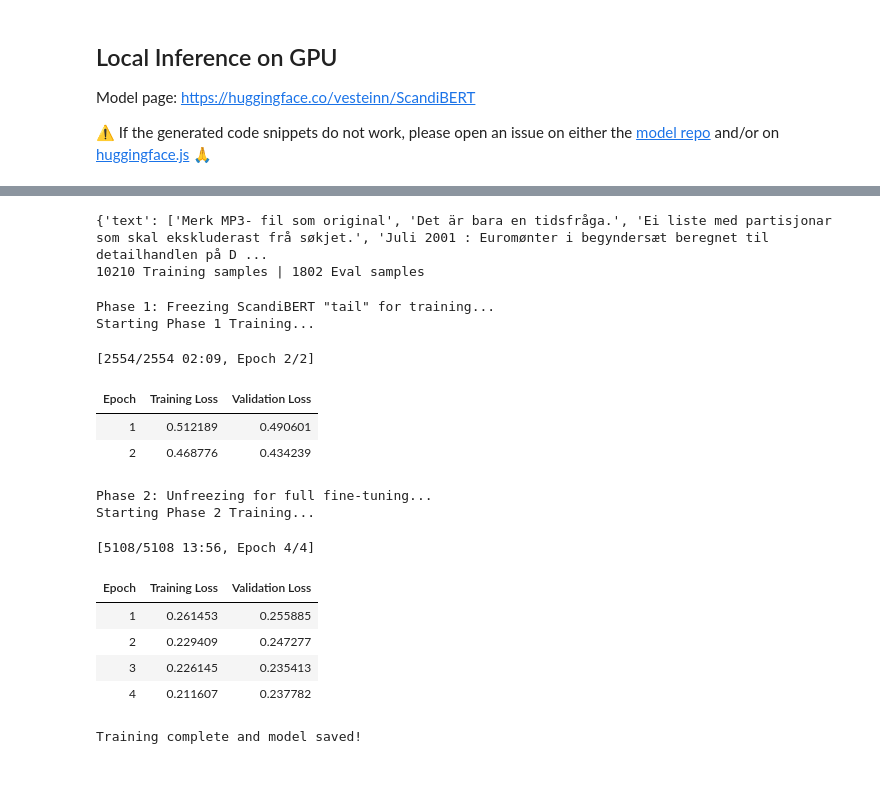
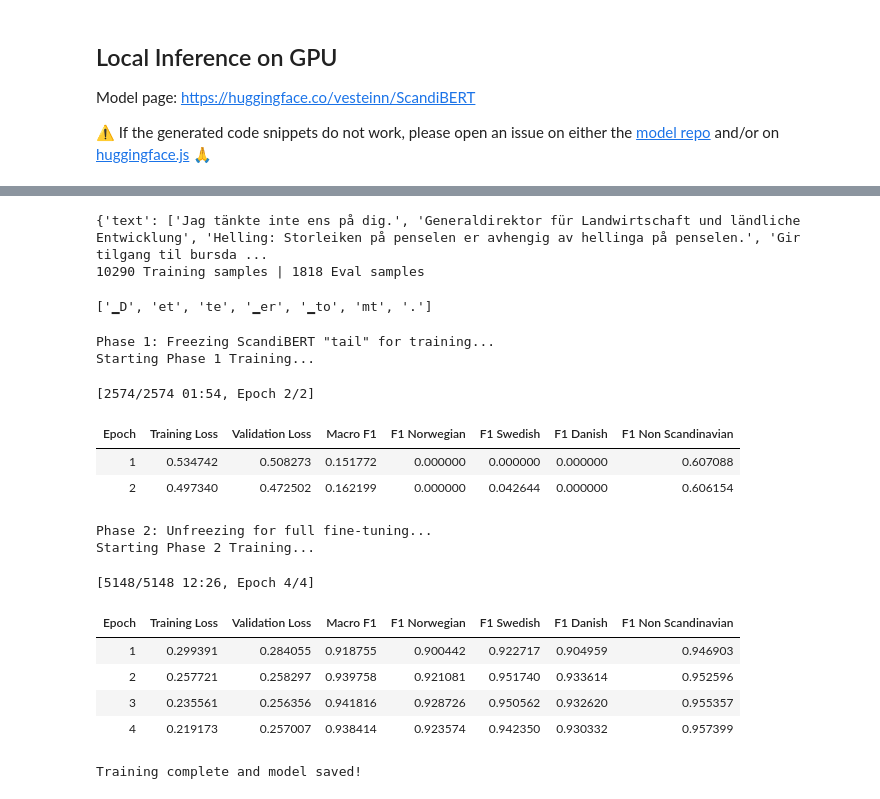
Before and after one commit to ianro04/ScandiProb, a Jupyter notebook: scandiprob.ipynb, the cells around one changed output, grey strips where cells are left out. Drawn from its saved outputs; the diff is of its cells as text; code cells hidden in the pictures.

Commit message:
Kaggle Notebook | ScandiProb | Part B, Version 3.4 - Implemented F1-score evaluation during training and relaxed min char filter for datasets

```diff
--- a/scandiprob.ipynb
+++ b/scandiprob.ipynb
@@ -164,9 +165,9 @@ def smoothed_values(target_labels, labels_list=labels, SMOOTH_VAL=0.1):
         target_labels = [target_labels] # Accepts either a lang string or a lang list
     assert all(t in labels_list for t in target_labels), "Invalid target label(s)."
 
-    n = len(labels_list)
-    n_main = len(target_labels)
-    new_list = [None] * n
+    num_labels = len(labels_list)
+    num_targets = len(target_labels)
+    new_list = [None] * num_labels
 
     for i, curr_label in enumerate(labels_list):
         is_target = curr_label in target_labels
@@ -229,16 +230,16 @@ dataset_norwegian_train = Dataset.from_dict({"text": norwegian_train, "labels":
 dataset_swedish_train = Dataset.from_dict({"text": swedish_train, "labels": [smoothed_values("Swedish")] * len(swedish_train)}, features=label_features)
 dataset_danish_train = Dataset.from_dict({"text": danish_train, "labels": [smoothed_values("Danish")] * len(danish_train)}, features=label_features)
 dataset_nonscandi_train = Dataset.from_dict({"text": nonscandi_train, "labels": [smoothed_values("Non-Scandinavian")] * len(nonscandi_train)}, features=label_features)
-dataset_multiscandi_train = Dataset.from_dict({"text": list(ms_train_texts), "labels": list(ms_train_labels)}, features=label_features)
-dataset_da_no_cross_train = Dataset.from_dict({"text": list(da_no_cross_train_texts), "labels": list(da_no_cross_train_labels)}, features=label_features)
+dataset_multiscandi_train = Dataset.from_dict({"text": list(ms_train_texts) * CROSS_SCANDI_MULTIPLIER, "labels": list(ms_train_labels) * CROSS_SCANDI_MULTIPLIER}, features=label_features)
+dataset_da_no_cross_train = Dataset.from_dict({"text": list(da_no_cross_train_texts) * CROSS_SCANDI_MULTIPLIER, "labels": list(da_no_cross_train_labels) * CROSS_SCANDI_MULTIPLIER}, features=label_features)
 train_dataset = concatenate_datasets([dataset_norwegian_train, dataset_swedish_train, dataset_danish_train, dataset_nonscandi_train, dataset_multiscandi_train, dataset_da_no_cross_train]).shuffle(seed=42)
 
 dataset_norwegian_eval = Dataset.from_dict({"text": norwegian_eval, "labels": [smoothed_values("Norwegian")] * len(norwegian_eval)}, features=label_features)
 dataset_swedish_eval = Dataset.from_dict({"text": swedish_eval, "labels": [smoothed_values("Swedish")] * len(swedish_eval)}, features=label_features)
 dataset_danish_eval = Dataset.from_dict({"text": danish_eval, "labels": [smoothed_values("Danish")] * len(danish_eval)}, features=label_features)
 dataset_nonscandi_eval = Dataset.from_dict({"text": nonscandi_eval, "labels": [smoothed_values("Non-Scandinavian")] * len(nonscandi_eval)}, features=label_features)
-dataset_multiscandi_eval = Dataset.from_dict({"text": list(ms_eval_texts), "labels": list(ms_eval_labels)}, features=label_features)
-dataset_da_no_cross_eval = Dataset.from_dict({"text": list(da_no_cross_eval_texts), "labels": list(da_no_cross_eval_labels)}, features=label_features)
+dataset_multiscandi_eval = Dataset.from_dict({"text": list(ms_eval_texts) * CROSS_SCANDI_MULTIPLIER, "labels": list(ms_eval_labels) * CROSS_SCANDI_MULTIPLIER}, features=label_features)
+dataset_da_no_cross_eval = Dataset.from_dict({"text": list(da_no_cross_eval_texts) * CROSS_SCANDI_MULTIPLIER, "labels": list(da_no_cross_eval_labels) * CROSS_SCANDI_MULTIPLIER}, features=label_features)
 eval_dataset = concatenate_datasets([dataset_norwegian_eval, dataset_swedish_eval, dataset_danish_eval, dataset_nonscandi_eval, dataset_multiscandi_eval, dataset_da_no_cross_eval]).shuffle(seed=42)
 
 print(train_dataset[:20]) # Test to see if dataset is selected + labeled properly
@@ -253,8 +254,28 @@ eval_dataset = eval_dataset.map(tokenize_dataset, batched=True)
 train_dataset.set_format(type="torch", columns=["input_ids", "attention_mask", "labels"])
 eval_dataset.set_format(type="torch", columns=["input_ids", "attention_mask", "labels"])
 # %% [output]
-{'text': ['Merk MP3- fil som original', 'Det är bara en tidsfråga.', 'Ei liste med partisjonar som skal ekskluderast frå søkjet.', 'Juli 2001 : Euromønter i begyndersæt beregnet til detailhandlen på D ...
-10210 Training samples | 1802 Eval samples
+{'text': ['Jag tänkte inte ens på dig.', 'Generaldirektor für Landwirtschaft und ländliche Entwicklung', 'Helling: Storleiken på penselen er avhengig av hellinga på penselen.', 'Gir tilgang til bursda ...
+10290 Training samples | 1818 Eval samples
+# %%
+import numpy as np
+from sklearn.metrics import f1_score
+def compute_metrics(eval_training, labels_list=labels): # Report each class' performance for trainng
+    logits, soft_labels = eval_training
+    probs = 1 / (1 + np.exp(-logits)) # Manual sigmoid
+    preds = (probs > 0.5).astype(int)
+    hard_labels = (soft_labels > 0.5).astype(int)
+
+    f1_per_class = f1_score(hard_labels, preds, average=None, zero_division=0)
+    macro_f1 = f1_score(hard_labels, preds, average="macro", zero_division=0)
+
+    result = {"macro_f1": macro_f1}
+    for name, f1 in zip(labels_list, f1_per_class):
+        result[f"f1_{name.lower().replace('-', '_')}"] = f1
+    return result
+
+print(tokenizer.tokenize("Dette er tomt."))
+# %% [output]
+['▁D', 'et', 'te', '▁er', '▁to', 'mt', '.']
 # %%
 import re
 from transformers import TrainingArguments, Trainer, DataCollatorWithPadding
@@ -283,7 +304,8 @@ trainer_phase1 = Trainer(
     args=training_args_phase1,
     train_dataset=train_dataset,
     eval_dataset=eval_dataset,
-    data_collator=data_collator
+    data_collator=data_collator,
+    compute_metrics=compute_metrics
 )
 
 print("Starting Phase 1 Training...")
@@ -314,7 +336,8 @@ trainer_phase2 = Trainer(
     args=training_args_phase2,
     train_dataset=train_dataset,
     eval_dataset=eval_dataset,
-    data_collator=data_collator
+    data_collator=data_collator,
+    compute_metrics=compute_metrics
 )
 
 print("Starting Phase 2 Training...")
@@ -322,7 +345,7 @@ trainer_phase2.train()
 trainer_phase2.save_model("./scandiprob_full")
 print("Training complete and model saved!")
 
-def nonscandi_penalty(text): # Regex for negative class
+def nonscandi_penalty(text): # Regex scoring for negative class
     if not text:
         return 0.0
 
@@ -330,6 +353,9 @@ def nonscandi_penalty(text): # Regex for negative class
     scandi_matches = re.findall(scandi_keyboard, text)
     nonscandi_percent = (1 - (len(scandi_matches) / len(text)))
     return nonscandi_percent
+
+def da_no_cross_penalty(text): # WiP Linguistic heuristic scoring for differences between Norwegian and Danish
+    pass
 
 
 def ScandiProb(text): # Actually showing the fine-tuned model some text to classify
@@ -347,43 +373,43 @@ def ScandiProb(text): # Actually showing the fine-tuned model some text to class
 
 
     final_probs = []
     skew_effect = False
 
     for i, label in enumerate(labels):
         prob = raw_probs[i].item()
 
         if label in ["Norwegian", "Swedish", "Danish"]:
             adjusted = prob * (1.0 - nonscandi_ratio)
         else: # Scale up/down by % of non-Scandi chars
             adjusted = prob + ((1.0 - prob) * nonscandi_ratio)
 
         final_probs.append(adjusted)
 
         if (round(adjusted, 4) != round(prob, 4)):
             skew_effect = True
 
     if skew_effect:
         print("Pre-Adjustment Probabilities: ")
         for label, prob in zip(labels, raw_probs): # Print pre-regex-skew results!
             print(f"{label}: {prob:.4f}")
     print("\nPost-Adjustment Probabilities: " if skew_effect else "Post-Training Probabilities")
     for label, prob in zip(labels, final_probs): # Print post-regex-skew results!
         print(f"{label}: {prob:.4f}")
 # %% [output]
 Phase 1: Freezing ScandiBERT "tail" for training...
 Starting Phase 1 Training...
-[2554/2554 02:09, Epoch 2/2]
+[2574/2574 01:54, Epoch 2/2]
-| Epoch | Training Loss | Validation Loss |
-| 1 | 0.512189 | 0.490601 |
-| 2 | 0.468776 | 0.434239 |
+| Epoch | Training Loss | Validation Loss | Macro F1 | F1 Norwegian | F1 Swedish | F1 Danish | F1 Non Scandinavian |
+| 1 | 0.534742 | 0.508273 | 0.151772 | 0.000000 | 0.000000 | 0.000000 | 0.607088 |
+| 2 | 0.497340 | 0.472502 | 0.162199 | 0.000000 | 0.042644 | 0.000000 | 0.606154 |
 Phase 2: Unfreezing for full fine-tuning...
 Starting Phase 2 Training...
-[5108/5108 13:56, Epoch 4/4]
+[5148/5148 12:26, Epoch 4/4]
-| Epoch | Training Loss | Validation Loss |
-| 1 | 0.261453 | 0.255885 |
-| 2 | 0.229409 | 0.247277 |
-| 3 | 0.226145 | 0.235413 |
-| 4 | 0.211607 | 0.237782 |
+| Epoch | Training Loss | Validation Loss | Macro F1 | F1 Norwegian | F1 Swedish | F1 Danish | F1 Non Scandinavian |
+| 1 | 0.299391 | 0.284055 | 0.918755 | 0.900442 | 0.922717 | 0.904959 | 0.946903 |
+| 2 | 0.257721 | 0.258297 | 0.939758 | 0.921081 | 0.951740 | 0.933614 | 0.952596 |
+| 3 | 0.235561 | 0.256356 | 0.941816 | 0.928726 | 0.950562 | 0.932620 | 0.955357 |
+| 4 | 0.219173 | 0.257007 | 0.938414 | 0.923574 | 0.942350 | 0.930332 | 0.957399 |
 Training complete and model saved!
 # %%
 def scandiprob_test(input_text):
```
Also changed, not shown: parts of 2 cells of this notebook.
